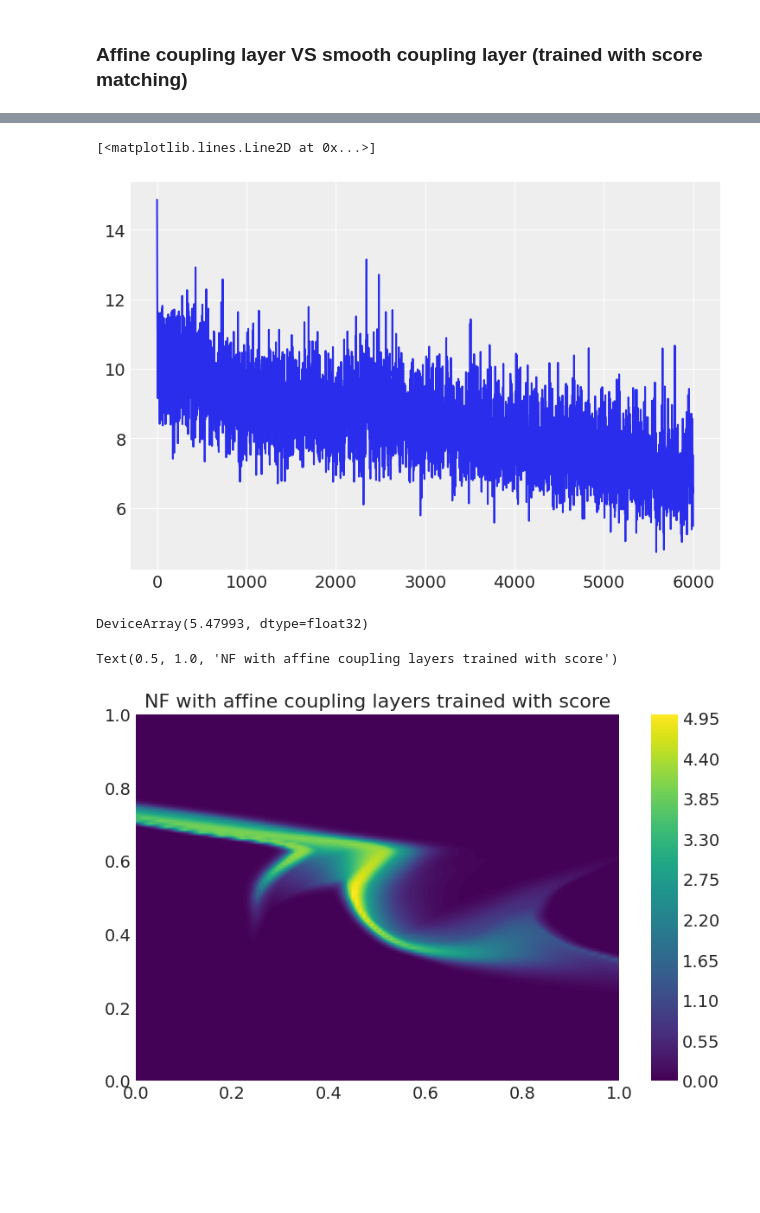
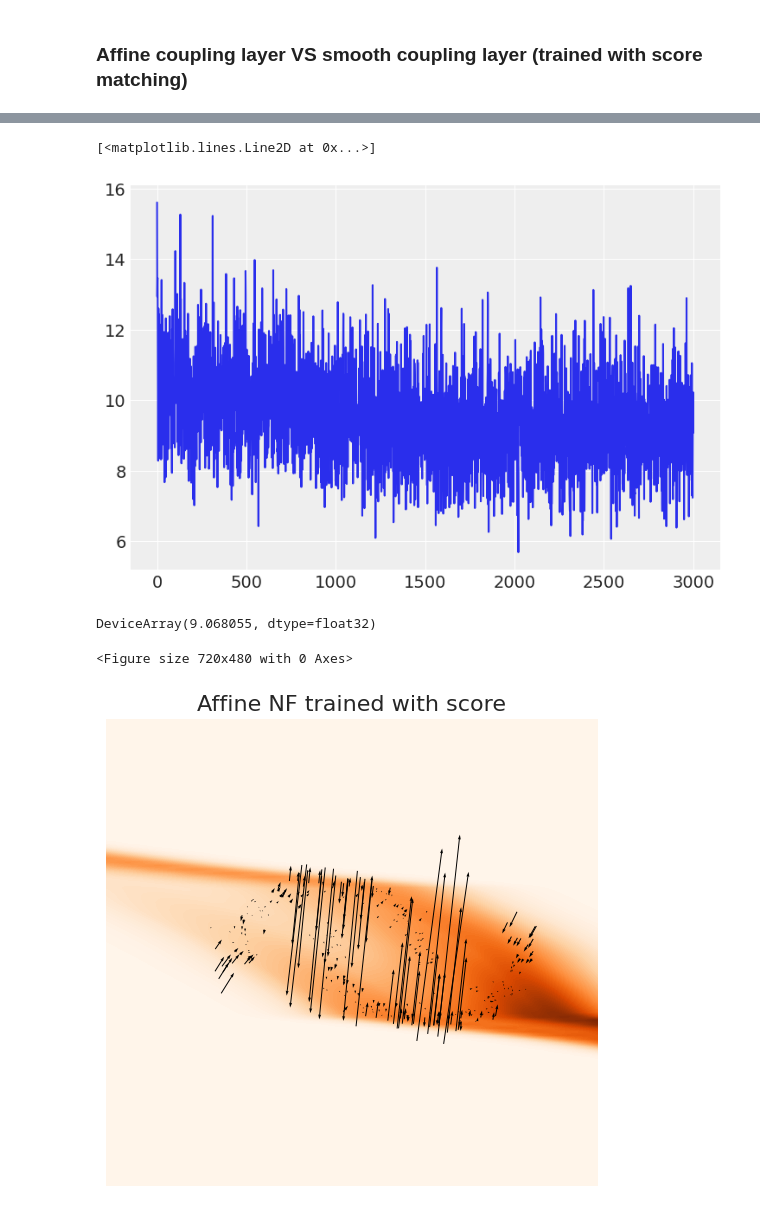
Before and after one commit to Justinezgh/SBI-Diff-Simulator, a Jupyter notebook: notebooks/smoothNF_VS_affineNF.ipynb, the cells around one changed output, grey strips where cells are left out. Saved outputs shown, nothing was run; the diff lists cells and outputs as text; code cells hidden in the pictures; blank space fills up the shorter version.

Commit message:
add notebook for plot

```diff
--- a/notebooks/smoothNF_VS_affineNF.ipynb
+++ b/notebooks/smoothNF_VS_affineNF.ipynb
@@ -32,9 +50,30 @@ from sbids.tasks.two_moons import get_two_moons
+# %%
+
+def get_two_moons(sigma, resolution=1024, normalized=False):
+
+  outer_circ_x = np.cos(np.linspace(0, np.pi, resolution))
+  outer_circ_y = np.sin(np.linspace(0, np.pi, resolution))
+  inner_circ_x = 1 - np.cos(np.linspace(0, np.pi, resolution))
+  inner_circ_y = 1 - np.sin(np.linspace(0, np.pi, resolution)) - .5
+
+  X = np.append(outer_circ_x, inner_circ_x)
+  Y = np.append(outer_circ_y, inner_circ_y)
+
+  coords = np.vstack([X,Y])
+  if normalized:
+    coords = coords / 5 + 0.45
+
+  distribution = tfd.MixtureSameFamily(
+    mixture_distribution=tfd.Categorical(probs=np.ones(2*resolution) / resolution / 2),
+    components_distribution=tfd.MultivariateNormalDiag(loc=coords.T, scale_identity_multiplier=sigma)
+  )
+  return distribution
 # %% [markdown]
 ### Affine coupling layer VS smooth coupling layer (trained with score matching)
 # %%
 d=2
-batch_size = 256
-it = 2000
+batch_size = 128
+it = 3000
 # %%
 @jax.jit
 def get_batch(seed):
@@ -152,19 +191,31 @@ for step in tqdm(range(it)):
 plt.plot(losses)
 # %% [output]
 [<matplotlib.lines.Line2D at 0x...>]
-[figure, old version]
+[figure, new version]
 # %%
 losses[-1]
 # %% [output]
-DeviceArray(5.47993, dtype=float32)
+DeviceArray(9.068055, dtype=float32)
 # %%
 # predicted two moons distribution
+plt.clf()
 x = jnp.stack(jnp.meshgrid(jnp.linspace(0.,1.,128),
                            jnp.linspace(0.,1.,128)),-1)
 
 im0 = jax.vmap((lambda x: model_affine.apply(params_affine, x.reshape([1,2])).squeeze()))(x.reshape([-1,2])).reshape([128,128])
-contourf(x[...,0],x[...,1],jnp.exp(im0), 100); colorbar()
-plt.title('NF with affine coupling layers trained with score')
+
+two_moons = get_two_moons(sigma = 0.02, normalized=True)
+batch=two_moons.sample(300, seed=next(master_seed))
+pred_score = jax.vmap(jax.grad(lambda x: model_affine.apply(params_affine, x.reshape([1,2])).squeeze()))(batch)
+
+
+plt.figure(figsize=(5,5),dpi=100)
+plt.contourf(x[...,0],x[...,1],jnp.exp(im0), 100,cmap='Oranges')
+quiver(batch.T[0], batch.T[1], pred_score[:,0] ,pred_score[:,1],width=0.002);
+plt.axis('off')
+plt.title('Affine NF trained with score')
+plt.savefig('affineNF.png', transparent=True, bbox_inches='tight',
+        pad_inches = 0)
 # %% [output]
-Text(0.5, 1.0, 'NF with affine coupling layers trained with score')
+<Figure size 720x480 with 0 Axes>
-[figure, old version]
+[figure, new version]
```
Also changed, not shown: parts of 17 cells of this notebook.
